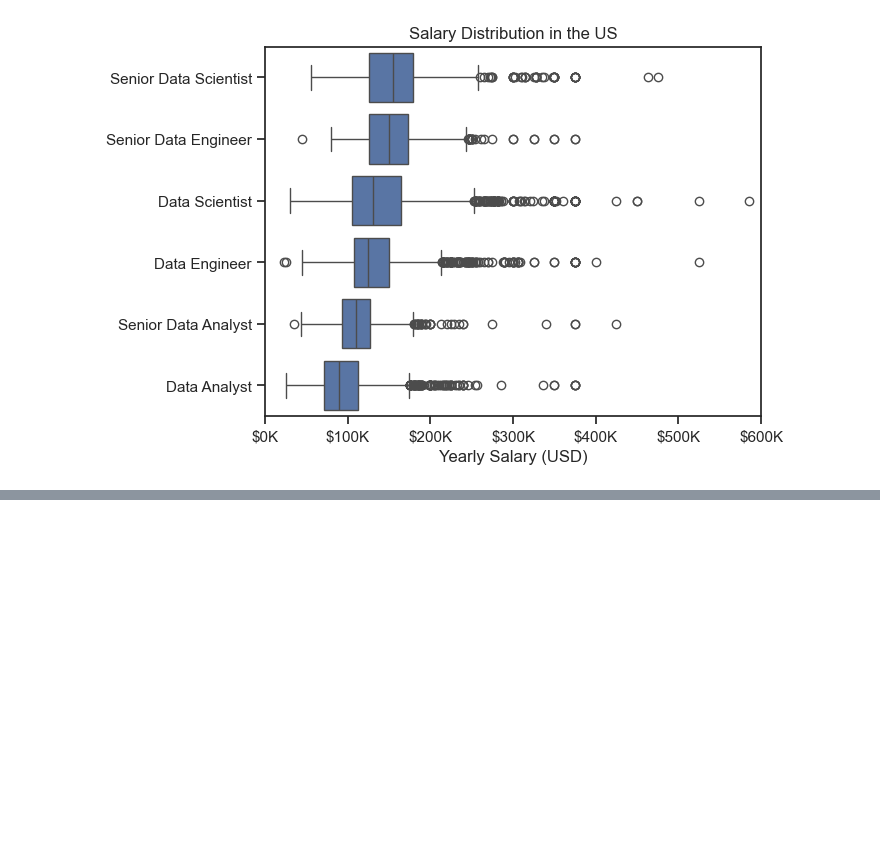
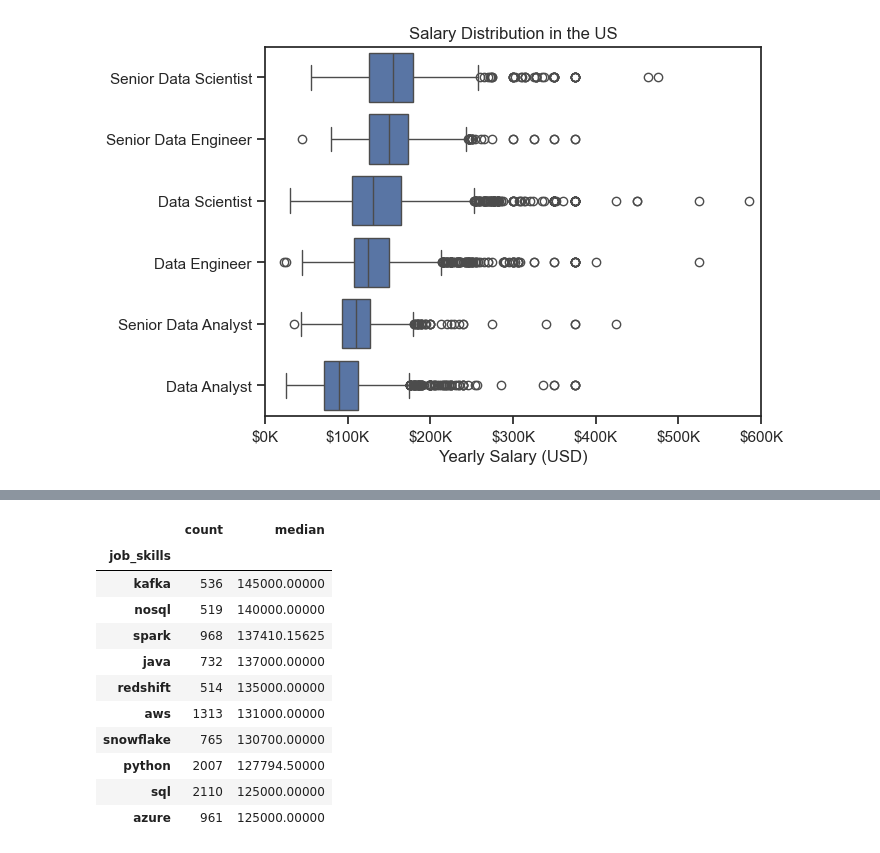
Before and after one commit to shaka2109/Python-Data-Course, a Jupyter notebook: 3_project/4.Salary_analysis.ipynb, the cells around one changed output, grey strips where cells are left out. Cells and saved outputs as stored; diff of their text form; code cells hidden in the pictures; blank space fills up the shorter version.

```diff
--- a/3_project/4.Salary_analysis.ipynb
+++ b/3_project/4.Salary_analysis.ipynb
@@ -44,0 +77,17 @@ ax.xaxis.set_major_formatter(plt.FuncFormatter(lambda x, pos: f'${int(x/1000)}K'
+# %%
+df_US_DE_top_skills = df_US_DE.groupby('job_skills')['salary_year_avg'].agg(['count','median']).sort_values(by='count', ascending=False).head(10)
+df_US_DE_top_skills = df_US_DE_top_skills.sort_values(by='median', ascending=False)
+df_US_DE_top_skills
+# %% [output]
+|  | count | median |
+| job_skills |  |  |
+| kafka | 536 | 145000.00000 |
+| nosql | 519 | 140000.00000 |
+| spark | 968 | 137410.15625 |
+| java | 732 | 137000.00000 |
+| redshift | 514 | 135000.00000 |
+| aws | 1313 | 131000.00000 |
+| snowflake | 765 | 130700.00000 |
+| python | 2007 | 127794.50000 |
+| sql | 2110 | 125000.00000 |
+| azure | 961 | 125000.00000 |
```
Also changed, not shown: parts of 5 cells of this notebook, 2 other files.
